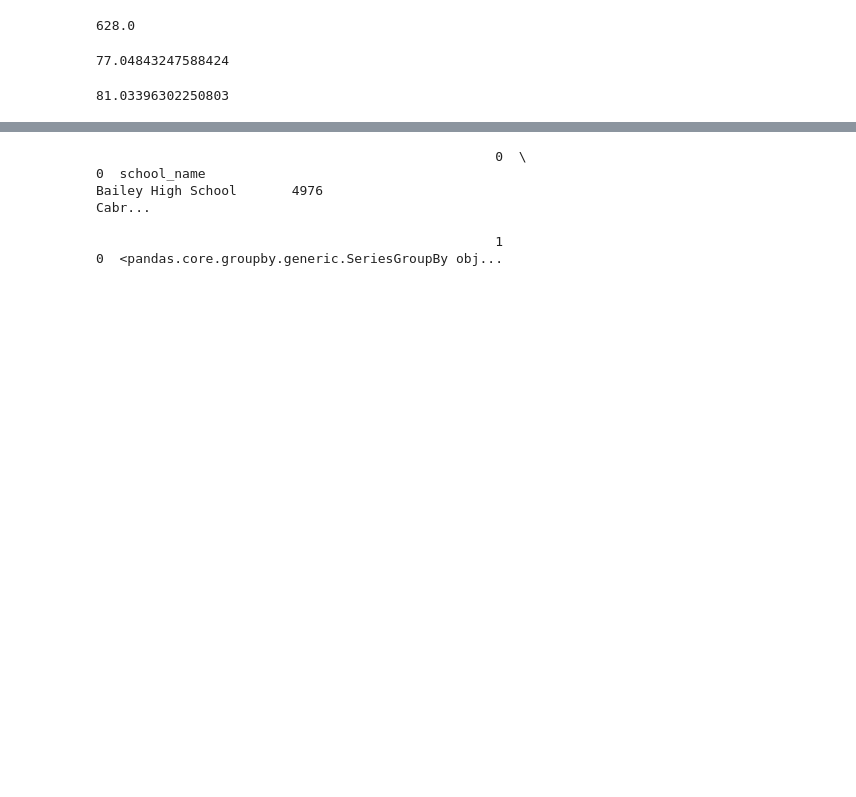
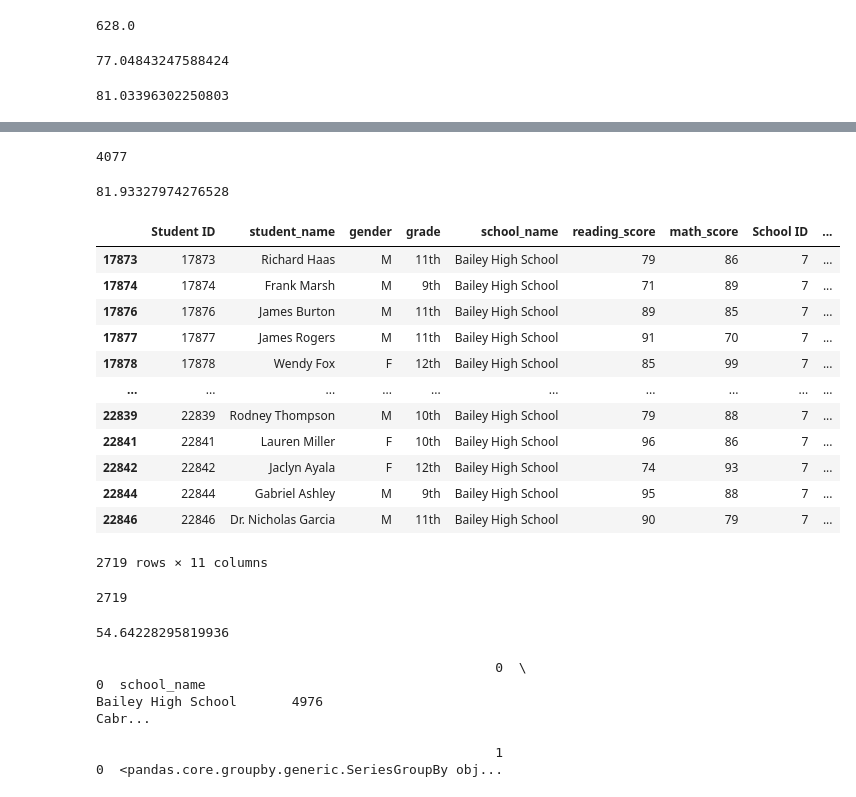
Before and after one commit to marcum531/pandas-challenge, a Jupyter notebook: PyCitySchools/PyCitySchools.ipynb, the cells around one changed output, grey strips where cells are left out. Saved outputs shown, nothing was run; the diff lists cells and outputs as text; code cells hidden in the pictures; blank space fills up the shorter version.

```diff
--- a/PyCitySchools/PyCitySchools.ipynb
+++ b/PyCitySchools/PyCitySchools.ipynb
@@ -224,0 +393,37 @@ Bailey_Reading
+# %%
+Bailey_Reading_Total = Bailey_Passing_Reading['student_name'].count()
+Bailey_Reading_Total
+# %% [output]
+4077
+# %%
+Percent_Bailey_Reading = (Bailey_Reading_Total/Bailey_Size)*100
+Percent_Bailey_Reading
+# %% [output]
+81.93327974276528
+# %%
+Bailey_Pass_Reading_Math = Bailey_High.query('reading_score >=70 and math_score >=70')
+Bailey_Pass_Reading_Math
+# %% [output]
+|  | Student ID | student_name | gender | grade | school_name | reading_score | math_score | School ID | ... |
+| 17873 | 17873 | Richard Haas | M | 11th | Bailey High School | 79 | 86 | 7 | ... |
+| 17874 | 17874 | Frank Marsh | M | 9th | Bailey High School | 71 | 89 | 7 | ... |
+| 17876 | 17876 | James Burton | M | 11th | Bailey High School | 89 | 85 | 7 | ... |
+| 17877 | 17877 | James Rogers | M | 11th | Bailey High School | 91 | 70 | 7 | ... |
+| 17878 | 17878 | Wendy Fox | F | 12th | Bailey High School | 85 | 99 | 7 | ... |
+| ... | ... | ... | ... | ... | ... | ... | ... | ... | ... |
+| 22839 | 22839 | Rodney Thompson | M | 10th | Bailey High School | 79 | 88 | 7 | ... |
+| 22841 | 22841 | Lauren Miller | F | 10th | Bailey High School | 96 | 86 | 7 | ... |
+| 22842 | 22842 | Jaclyn Ayala | F | 12th | Bailey High School | 74 | 93 | 7 | ... |
+| 22844 | 22844 | Gabriel Ashley | M | 9th | Bailey High School | 95 | 88 | 7 | ... |
+| 22846 | 22846 | Dr. Nicholas Garcia | M | 11th | Bailey High School | 90 | 79 | 7 | ... |
+2719 rows × 11 columns
+# %%
+Bailey_Reading_Math_Total = Bailey_Pass_Reading_Math['student_name'].count()
+Bailey_Reading_Math_Total
+# %% [output]
+2719
+# %%
+Percent_Bailey_Reading_Math_Total = (Bailey_Reading_Math_Total/Bailey_Size)*100
+Percent_Bailey_Reading_Math_Total
+# %% [output]
+54.64228295819936
```
Also changed, not shown: parts of 12 cells of this notebook.
